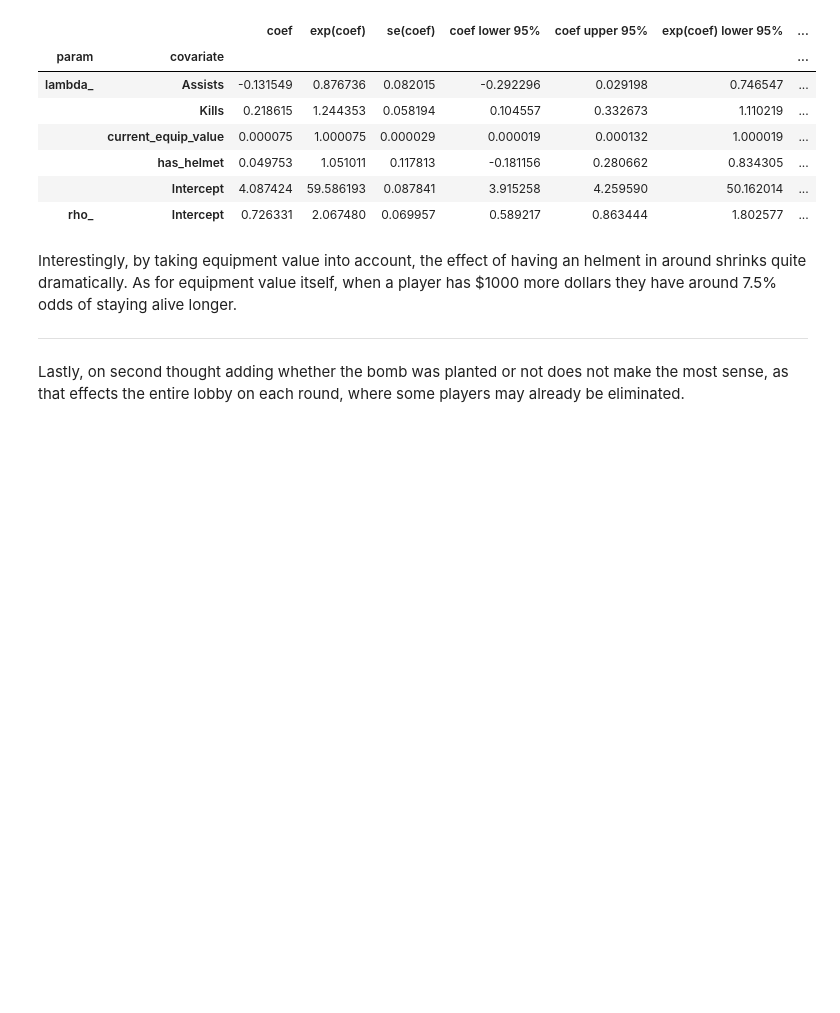
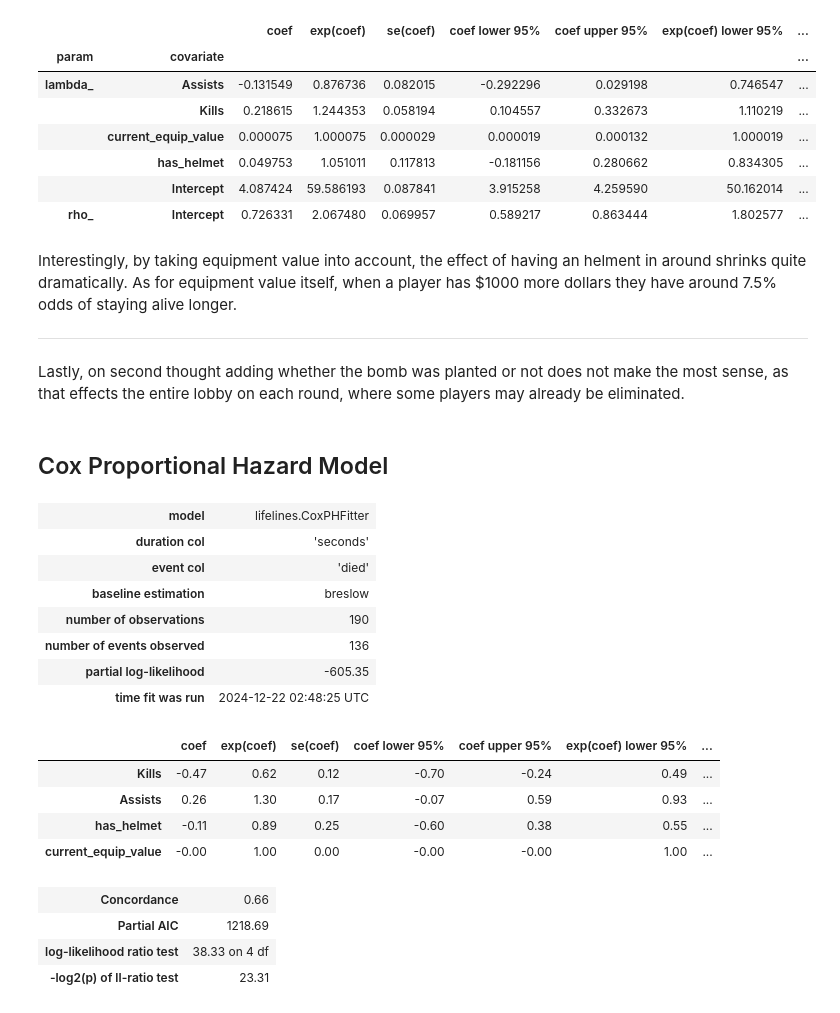
Before and after one commit to dickinsonmatt/counter-strike, a Jupyter notebook: survival_analysis.ipynb, the cells around one changed output. Cells and saved outputs as stored; diff of their text form; code cells hidden in the pictures; blank space fills up the shorter version.

Commit message:
cox PH model

```diff
--- a/survival_analysis.ipynb
+++ b/survival_analysis.ipynb
@@ -479,3 +481,31 @@ Interestingly, by taking equipment value into account, the effect of having an h
 ---
 
 Lastly, on second thought adding whether the bomb was planted or not does not make the most sense, as that effects the entire lobby on each round, where some players may already be eliminated.
+# %% [markdown]
+## Cox Proportional Hazard Model
+# %%
+from lifelines import CoxPHFitter
+
+cph = CoxPHFitter(alpha = 0.05)
+
+cph.fit(explaining_survival_data.iloc[:, 2:], duration_col = 'seconds', event_col = 'died')
+
+cph.print_summary()
+# %% [output]
+| model | lifelines.CoxPHFitter |
+| duration col | 'seconds' |
+| event col | 'died' |
+| baseline estimation | breslow |
+| number of observations | 190 |
+| number of events observed | 136 |
+| partial log-likelihood | -605.35 |
+| time fit was run | 2024-12-22 02:48:25 UTC |
+|  | coef | exp(coef) | se(coef) | coef lower 95% | coef upper 95% | exp(coef) lower 95% | ... |
+| Kills | -0.47 | 0.62 | 0.12 | -0.70 | -0.24 | 0.49 | ... |
+| Assists | 0.26 | 1.30 | 0.17 | -0.07 | 0.59 | 0.93 | ... |
+| has_helmet | -0.11 | 0.89 | 0.25 | -0.60 | 0.38 | 0.55 | ... |
+| current_equip_value | -0.00 | 1.00 | 0.00 | -0.00 | -0.00 | 1.00 | ... |
+| Concordance | 0.66 |
+| Partial AIC | 1218.69 |
+| log-likelihood ratio test | 38.33 on 4 df |
+| -log2(p) of ll-ratio test | 23.31 |
```
Also changed, not shown: parts of 3 cells of this notebook.
